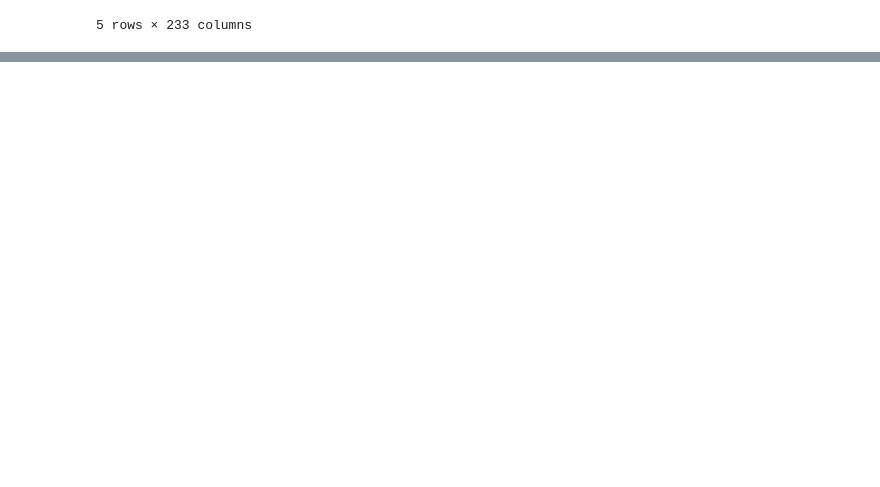
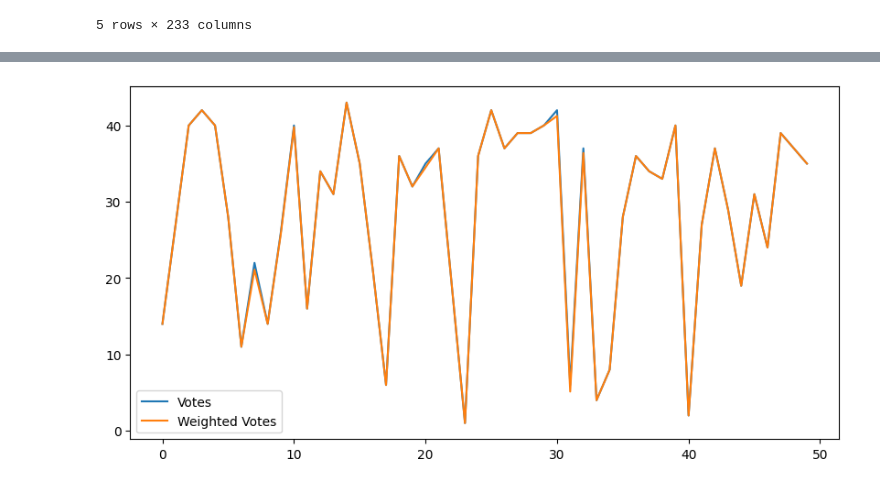
Before and after one commit to la2015-hw/Group_10, a Jupyter notebook: test.ipynb, the cells around one changed output, grey strips where cells are left out. Saved outputs shown, nothing was run; the diff lists cells and outputs as text; code cells hidden in the pictures; blank space fills up the shorter version.

```diff
--- a/test.ipynb
+++ b/test.ipynb
@@ -123,0 +198,14 @@ plt.show()
+# %%
+df_sample = df_selected.sample(50, random_state=1)  # 50 random galaxies
+
+plt.figure(figsize=(10,5))
+
+# Plot raw counts
+plt.plot(df_sample['t01_smooth_or_features_a01_smooth_count'].values, label='Votes')
+
+# Plot weighted counts
+plt.plot(df_sample['t01_smooth_or_features_a01_smooth_weight'].values, label='Weighted Votes')
+plt.legend()
+plt.show()
+# %% [output]
+[figure, added]
```
Also changed, not shown: parts of 26 cells of this notebook.
